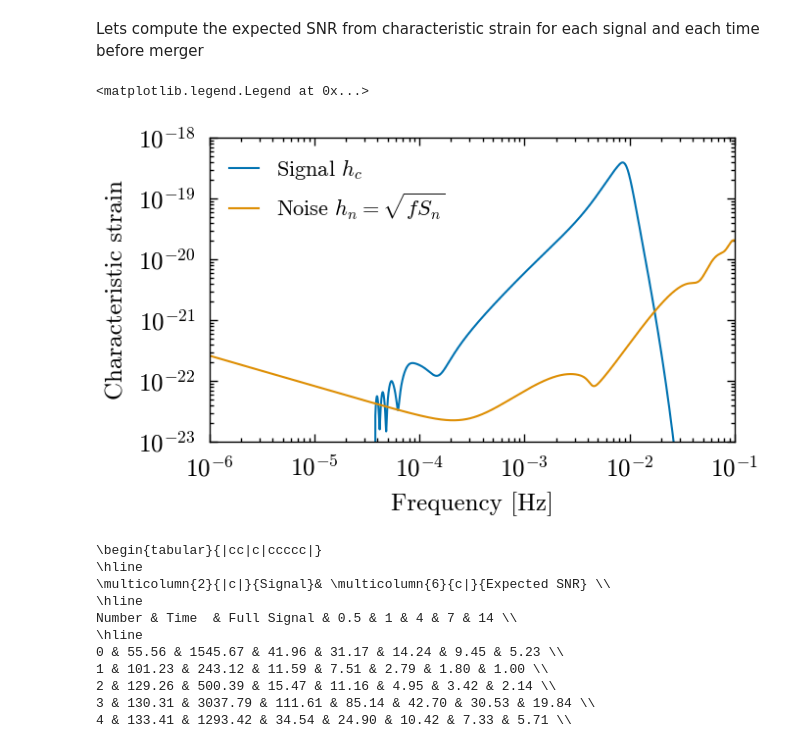
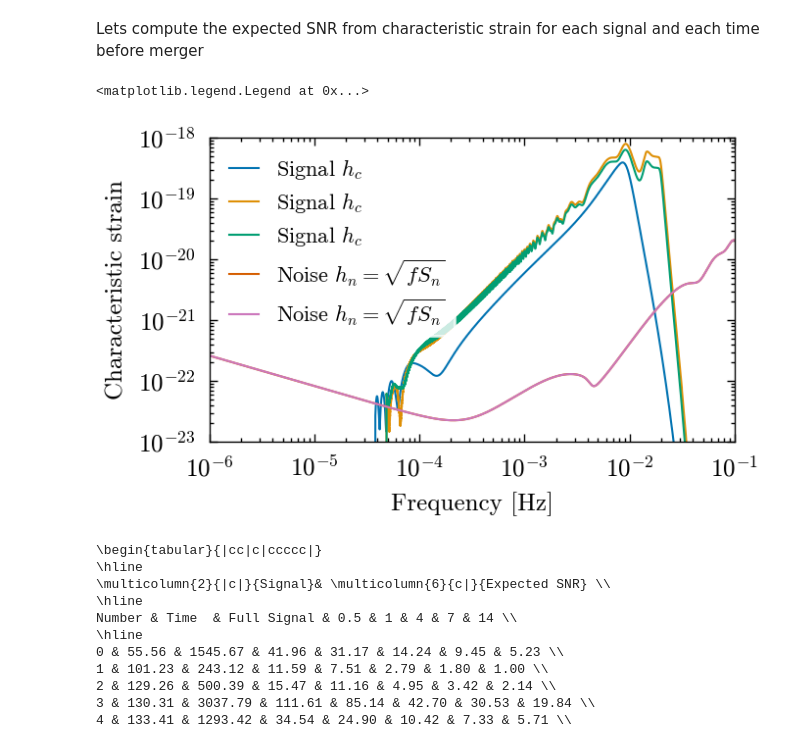
Before and after one commit to icg-gravwaves/lisa_premerger_sangria, a Jupyter notebook: estimate_psds/characteristic_strain.ipynb, the cells around one changed output. Cells and saved outputs as stored; diff of their text form; code cells hidden in the pictures.

Commit message:
Get characteristic strain

```diff
--- a/estimate_psds/characteristic_strain.ipynb
+++ b/estimate_psds/characteristic_strain.ipynb
@@ -74,3 +74,17 @@ Signal 11
 Signal 12
 Signal 13
 Signal 14
+# %%
+hc_lb_all = {}
+signals = range(15)
+with h5py.File('characteristic_strain/collected_characteristic_strain_lb.hdf','r') as ccsf:
+    freqs2 = ccsf['frequencies'][:]
+    delta_f2 = ccsf.attrs['delta_f']
+    for sig_num in signals:
+        print(f'Signal {sig_num}')
+        hc_lb_all[sig_num] = {}
+        for cutoff_day in cutoff_days + [0]:
+            hc_lb_all[sig_num][(cutoff_day, 'A')] = \
+                ccsf[str(sig_num)][str(cutoff_day).replace('.','p') + 'A'][:]
+            hc_lb_all[sig_num][(cutoff_day, 'E')] = \
+                ccsf[str(sig_num)][str(cutoff_day).replace('.','p') + 'E'][:]
@@ -78,30 +108,37 @@ Signal 14
 Lets compute the expected SNR from characteristic strain for each signal and each time before merger
 # %%
 # Typical PSD
-psd = load_frequencyseries('model_AE_SMOOTHED_PSD.txt')
+psd_ = load_frequencyseries('model_AE_SMOOTHED_PSD.txt')
 
 # interpolate the PSD so that it matches the signal PSD
-psd = interpolate(psd, delta_f)
+psd = interpolate(psd_, delta_f)
+psd2 = interpolate(psd_, delta_f2)
 psd[0] = 0
+psd2[0] = 0
 psd.resize(len(freqs))
+psd2.resize(len(freqs2))
 # %%
 
 
 # Plot an example
 hn = np.sqrt(freqs * psd)  # characteristic noise curve
+hn2 = np.sqrt(freqs2 * psd2)  # characteristic noise curve
 
 fig, ax  = plt.subplots(1)
 print
 ax.loglog(freqs, hc_all[4][0], label='Signal $h_c$')
+ax.loglog(freqs2, hc_lb_all[4][(0,'A')], label='Signal $h_c$')
+ax.loglog(freqs2, hc_lb_all[4][(0,'E')], label='Signal $h_c$')
 ax.loglog(freqs, hn, label='Noise $h_n = \sqrt{f S_n}$')
+ax.loglog(freqs2, hn2, label='Noise $h_n = \sqrt{f S_n}$')
 ax.set_xlabel('Frequency [Hz]')
 ax.set_ylabel('Characteristic strain')
 ax.set_ylim(1e-23, 1e-18)
 ax.set_xlim(1e-6, 0.1)
 ax.legend()
 # %% [output]
 <matplotlib.legend.Legend at 0x...>
-[figure, old version]
+[figure, new version]
 # %%
 # Get the truth times
 import ldc.io.hdf5 as hdfio
```
Also changed, not shown: parts of 2 cells of this notebook, 4 other files.
